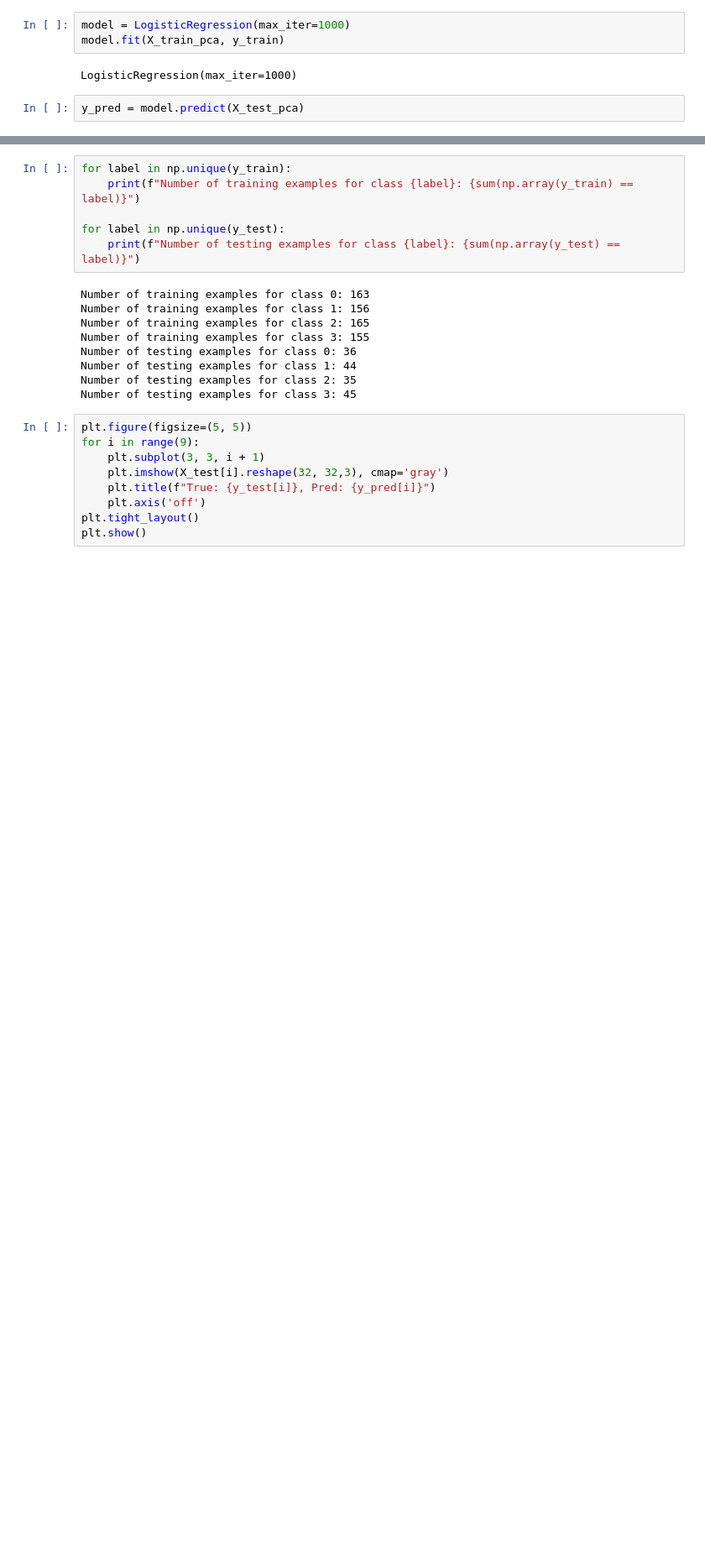
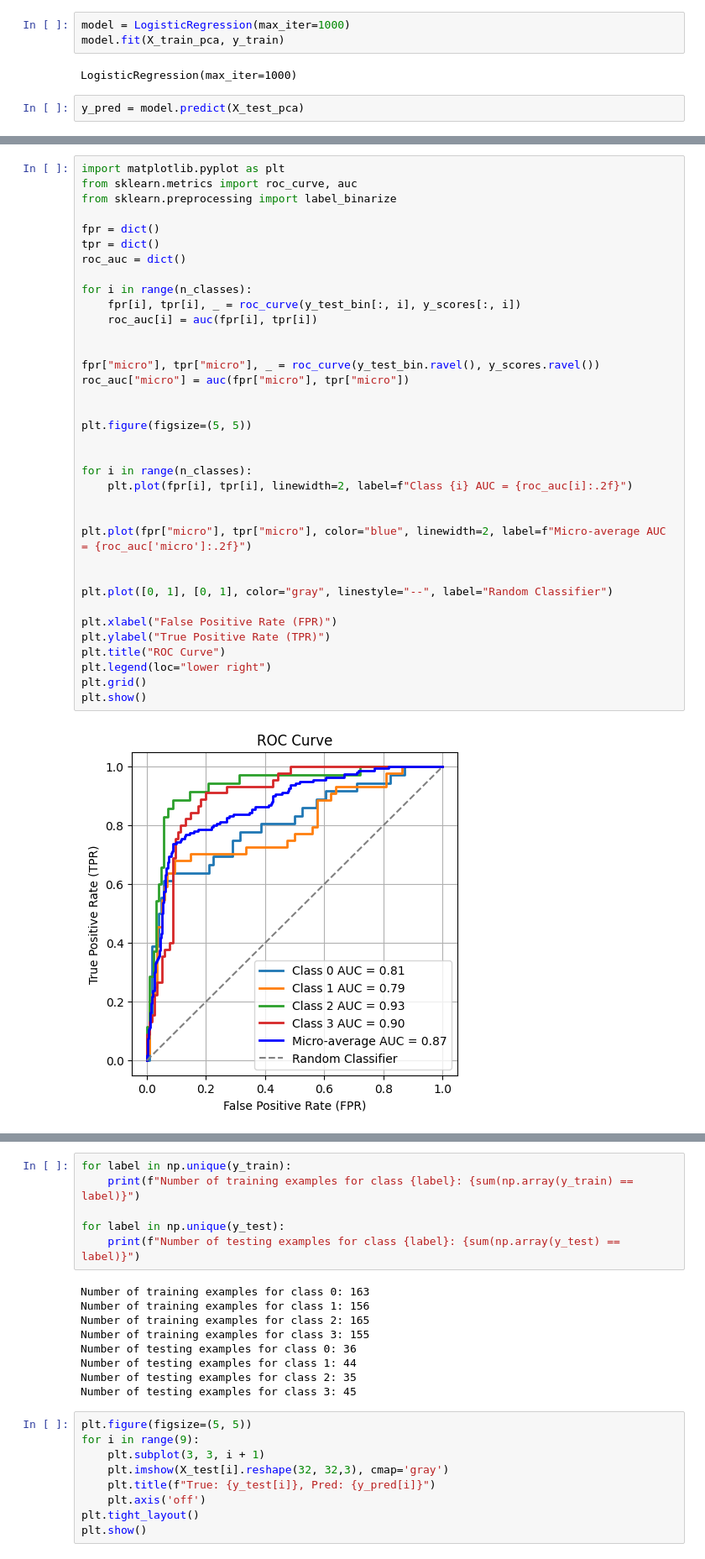
Before and after one commit to shahd263/MLproject, a Jupyter notebook: breeds.ipynb, the cells around one changed output, grey strips where cells are left out. Shown at 84% size. Drawn from its saved outputs; the diff is of its cells as text; blank space fills up the shorter version.

```diff
--- a/breeds.ipynb
+++ b/breeds.ipynb
@@ -76,0 +114,38 @@ plt.show()
+# %%
+import matplotlib.pyplot as plt
+from sklearn.metrics import roc_curve, auc
+from sklearn.preprocessing import label_binarize
+
+fpr = dict()
+tpr = dict()
+roc_auc = dict()
+
+for i in range(n_classes):
+    fpr[i], tpr[i], _ = roc_curve(y_test_bin[:, i], y_scores[:, i])
+    roc_auc[i] = auc(fpr[i], tpr[i])
+
+
+fpr["micro"], tpr["micro"], _ = roc_curve(y_test_bin.ravel(), y_scores.ravel())
+roc_auc["micro"] = auc(fpr["micro"], tpr["micro"])
+
+
+plt.figure(figsize=(5, 5))
+
+
+for i in range(n_classes):
+    plt.plot(fpr[i], tpr[i], linewidth=2, label=f"Class {i} AUC = {roc_auc[i]:.2f}")
+
+
+plt.plot(fpr["micro"], tpr["micro"], color="blue", linewidth=2, label=f"Micro-average AUC = {roc_auc['micro']:.2f}")
+
+
+plt.plot([0, 1], [0, 1], color="gray", linestyle="--", label="Random Classifier")
+
+plt.xlabel("False Positive Rate (FPR)")
+plt.ylabel("True Positive Rate (TPR)")
+plt.title("ROC Curve")
+plt.legend(loc="lower right")
+plt.grid()
+plt.show()
+# %% [output]
+[figure, added]
```
Also changed, not shown: parts of 9 cells of this notebook.
